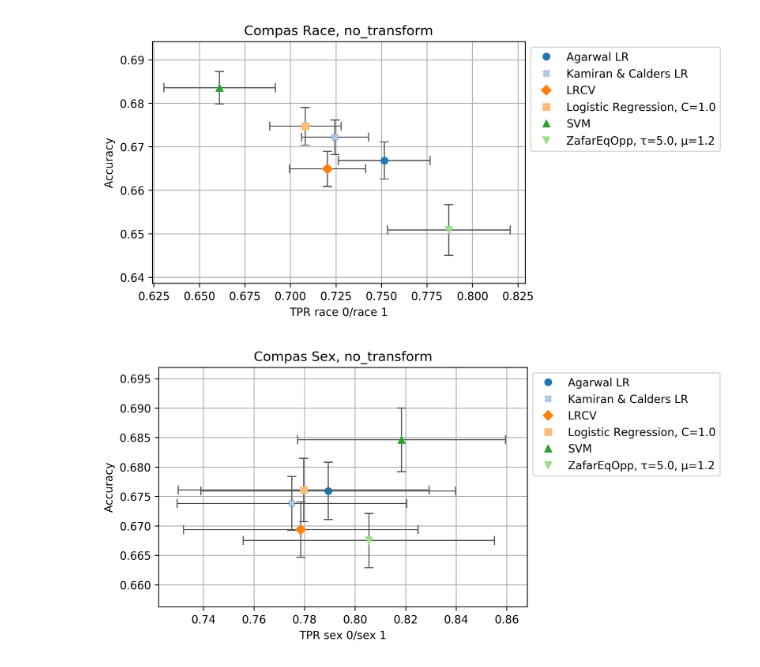
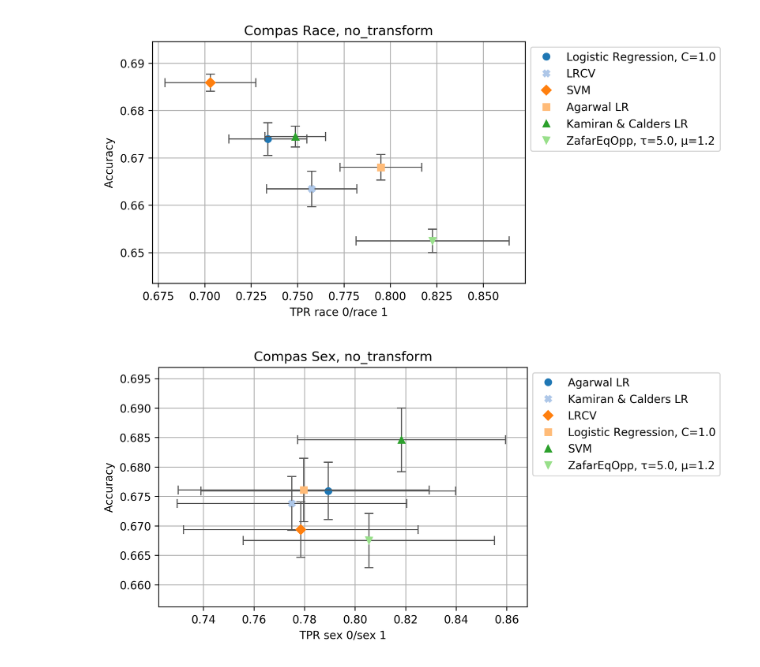
Before and after one commit to wearepal/ethicml-models, a Jupyter notebook: experiments/baselines.ipynb, the cells around one changed output. Saved outputs shown, nothing was run; the diff lists cells and outputs as text; code cells hidden in the pictures.

```diff
--- a/experiments/baselines.ipynb
+++ b/experiments/baselines.ipynb
@@ -11,6 +11,6 @@ from ethicml.visualisation.plot import plot_mean_std_box, single_plot_mean_std_b
 # %%
 eo_results = evaluate_models_parallel(
-    datasets=data = [Compas("Race"), Compas("Sex")],
+    datasets=[Compas("Race"), Compas("Sex")],
     inprocess_models=[
         LR(),
         LRCV(),
@@ -20,10 +20,11 @@ eo_results = evaluate_models_parallel(
 #     Kamishima(),
         ZafarEqOpp(),
     ],
-    metrics=[Accuracy(), TPR(), TNR()],
+    metrics=[Accuracy(), TPR(), TNR(), F1()],
     per_sens_metrics=[TPR(), TNR()],
-    repeats=10,
-    proportional_splits=True,
-    topic="only_baselines",
+    repeats=3,
+    splitter=ProportionalTrainTestSplit(),
+    topic="only_baselines_f1",
+    max_parallel=2,
 )
 # %%
@@ -46,9 +47,9 @@ eo_results
 # %%
 # results = pd.read_csv("results/Compas Race_no_transform.csv").set_index(["dataset", "transform", "model", "repeat"])
 
-plot_mean_std_box(results, "Accuracy", "TPR_race_0/race_1", save=False, use_cross=True)[0][0]
+plot_results(eo_results, "Accuracy", "TPR_race_0/race_1", save=False, ptype="cross")[0][0]
 # %% [output]
-[figure, old version]
+[figure, new version]
 # %%
 plot_mean_std_box(results, "Accuracy", "TPR_sex_0/sex_1", save=False, use_cross=True)[0][0]
 # %% [output]
```
Also changed, not shown: parts of 9 cells of this notebook, 19 other files.
